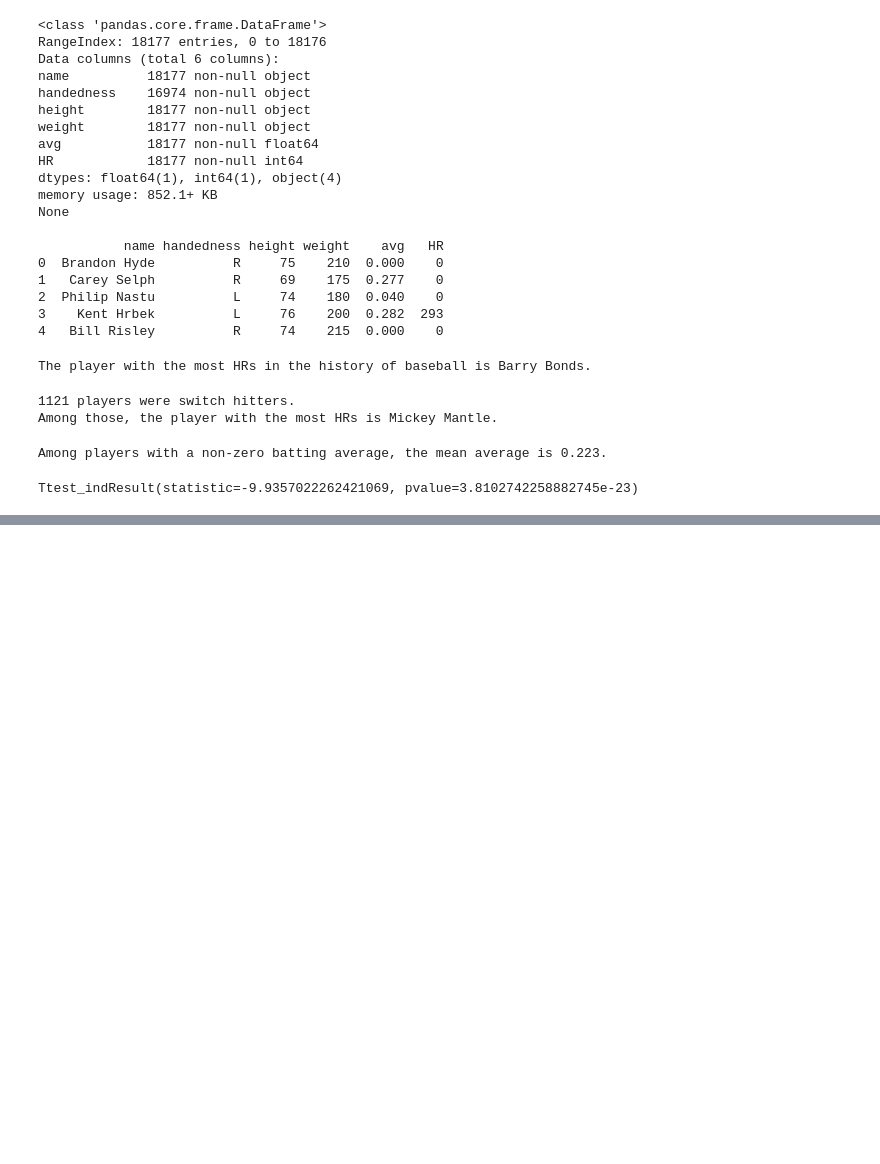
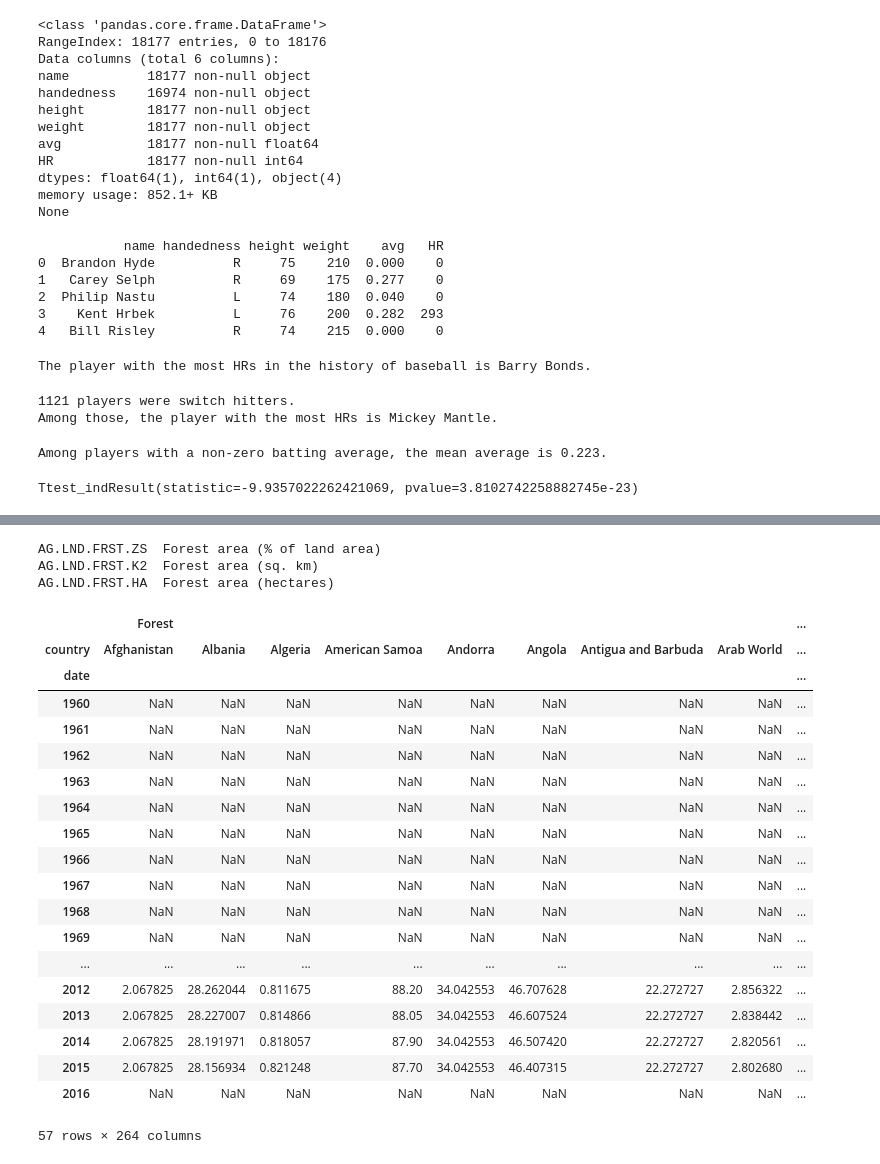
Before and after one commit to Moony2D/Python-Intro-ifo, a Jupyter notebook: PS_Pandas.ipynb, the cells around one changed output, grey strips where cells are left out. Drawn from its saved outputs; the diff is of its cells as text; code cells hidden in the pictures; blank space fills up the shorter version.

```diff
--- a/PS_Pandas.ipynb
+++ b/PS_Pandas.ipynb
@@ -284,0 +361,6 @@ Add additional variables (always the one that yields highest benefits) and plot
+# %%
+wbdata.search_indicators("forest area")
+# %% [output]
+AG.LND.FRST.ZS  Forest area (% of land area)
+AG.LND.FRST.K2  Forest area (sq. km)
+AG.LND.FRST.HA  Forest area (hectares)
@@ -284,0 +369,26 @@ Add additional variables (always the one that yields highest benefits) and plot
+# %%
+df = wbdata.get_dataframe({'AG.LND.FRST.ZS':'Forest'}, convert_date=False)
+# %%
+dfu = df.unstack(level=0)
+dfu
+# %% [output]
+|  | Forest |  |  |  |  |  |  |  | ... |
+| country | Afghanistan | Albania | Algeria | American Samoa | Andorra | Angola | Antigua and Barbuda | Arab World | ... |
+| date |  |  |  |  |  |  |  |  | ... |
+| 1960 | NaN | NaN | NaN | NaN | NaN | NaN | NaN | NaN | ... |
+| 1961 | NaN | NaN | NaN | NaN | NaN | NaN | NaN | NaN | ... |
+| 1962 | NaN | NaN | NaN | NaN | NaN | NaN | NaN | NaN | ... |
+| 1963 | NaN | NaN | NaN | NaN | NaN | NaN | NaN | NaN | ... |
+| 1964 | NaN | NaN | NaN | NaN | NaN | NaN | NaN | NaN | ... |
+| 1965 | NaN | NaN | NaN | NaN | NaN | NaN | NaN | NaN | ... |
+| 1966 | NaN | NaN | NaN | NaN | NaN | NaN | NaN | NaN | ... |
+| 1967 | NaN | NaN | NaN | NaN | NaN | NaN | NaN | NaN | ... |
+| 1968 | NaN | NaN | NaN | NaN | NaN | NaN | NaN | NaN | ... |
+| 1969 | NaN | NaN | NaN | NaN | NaN | NaN | NaN | NaN | ... |
+| ... | ... | ... | ... | ... | ... | ... | ... | ... | ... |
+| 2012 | 2.067825 | 28.262044 | 0.811675 | 88.20 | 34.042553 | 46.707628 | 22.272727 | 2.856322 | ... |
+| 2013 | 2.067825 | 28.227007 | 0.814866 | 88.05 | 34.042553 | 46.607524 | 22.272727 | 2.838442 | ... |
+| 2014 | 2.067825 | 28.191971 | 0.818057 | 87.90 | 34.042553 | 46.507420 | 22.272727 | 2.820561 | ... |
+| 2015 | 2.067825 | 28.156934 | 0.821248 | 87.70 | 34.042553 | 46.407315 | 22.272727 | 2.802680 | ... |
+| 2016 | NaN | NaN | NaN | NaN | NaN | NaN | NaN | NaN | ... |
+57 rows × 264 columns
```
Also changed, not shown: parts of 8 cells of this notebook.
